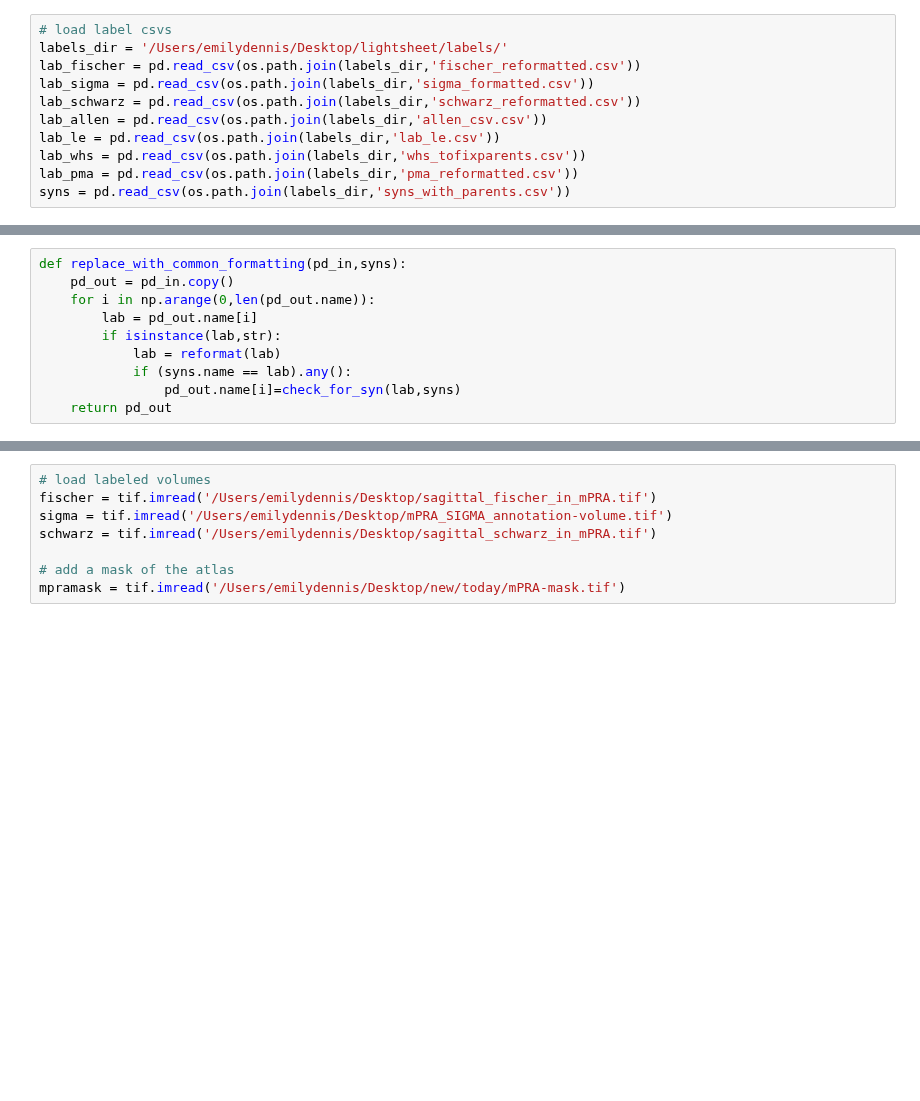
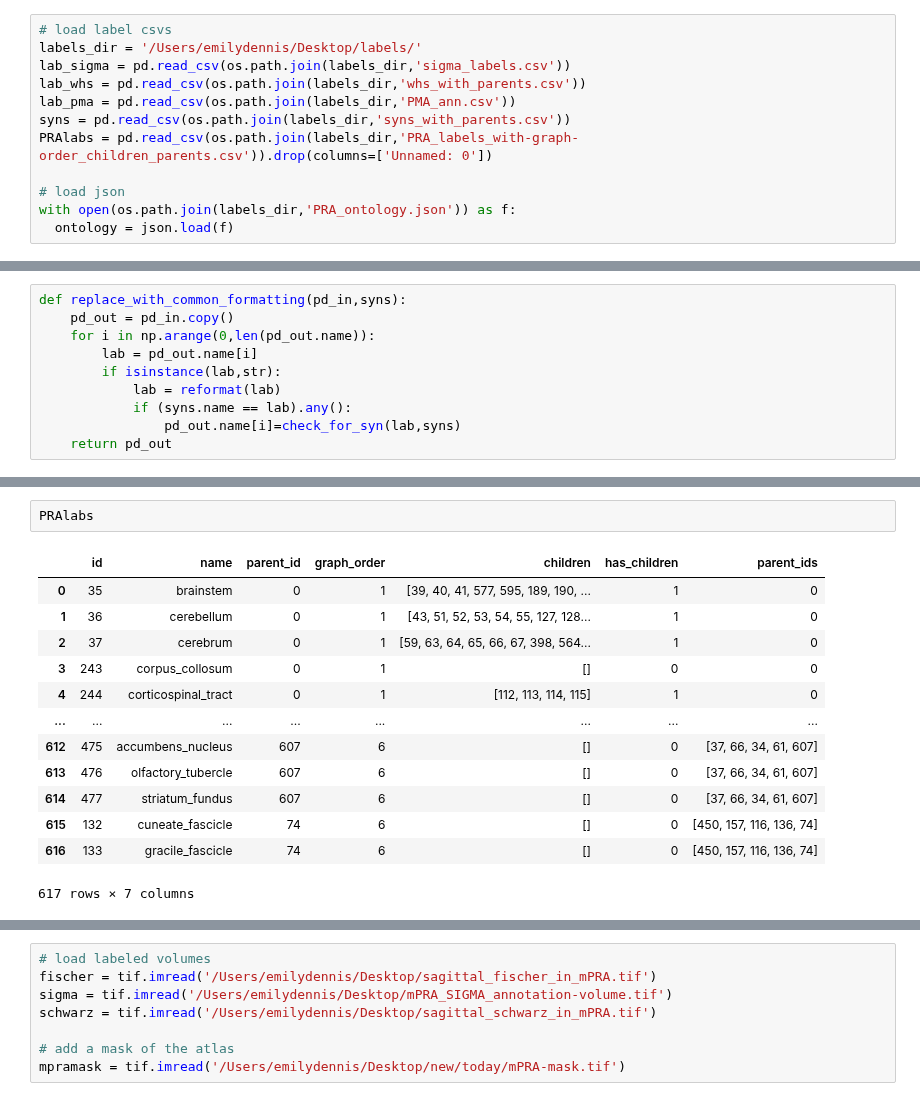
Before and after one commit to PrincetonUniversity/BrainPipe, a Jupyter notebook: tools/analysis/analysis_label_hierarchies.ipynb, the cells around one changed output, grey strips where cells are left out. Cells and saved outputs as stored; diff of their text form; blank space fills up the shorter version.

```diff
--- a/tools/analysis/analysis_label_hierarchies.ipynb
+++ b/tools/analysis/analysis_label_hierarchies.ipynb
@@ -15,12 +15,13 @@ from ete3 import Tree
 # User Inputs
 # %%
 # load label csvs
-labels_dir = '/Users/emilydennis/Desktop/lightsheet/labels/'
-lab_fischer = pd.read_csv(os.path.join(labels_dir,'fischer_reformatted.csv'))
-lab_sigma = pd.read_csv(os.path.join(labels_dir,'sigma_formatted.csv'))
-lab_schwarz = pd.read_csv(os.path.join(labels_dir,'schwarz_reformatted.csv'))
-lab_allen = pd.read_csv(os.path.join(labels_dir,'allen_csv.csv'))
-lab_le = pd.read_csv(os.path.join(labels_dir,'lab_le.csv'))
-lab_whs = pd.read_csv(os.path.join(labels_dir,'whs_tofixparents.csv'))
-lab_pma = pd.read_csv(os.path.join(labels_dir,'pma_reformatted.csv'))
+labels_dir = '/Users/emilydennis/Desktop/labels/'
+lab_sigma = pd.read_csv(os.path.join(labels_dir,'sigma_labels.csv'))
+lab_whs = pd.read_csv(os.path.join(labels_dir,'whs_with_parents.csv'))
+lab_pma = pd.read_csv(os.path.join(labels_dir,'PMA_ann.csv'))
 syns = pd.read_csv(os.path.join(labels_dir,'syns_with_parents.csv'))
+PRAlabs = pd.read_csv(os.path.join(labels_dir,'PRA_labels_with-graph-order_children_parents.csv')).drop(columns=['Unnamed: 0'])
+
+# load json
+with open(os.path.join(labels_dir,'PRA_ontology.json')) as f:
+  ontology = json.load(f)
@@ -372,0 +310,16 @@ TypeError: cannot concatenate object of type '<class 'str'>'; only Series and Da
+# %%
+PRAlabs
+# %% [output]
+|  | id | name | parent_id | graph_order | children | has_children | parent_ids |
+| 0 | 35 | brainstem | 0 | 1 | [39, 40, 41, 577, 595, 189, 190, ... | 1 | 0 |
+| 1 | 36 | cerebellum | 0 | 1 | [43, 51, 52, 53, 54, 55, 127, 128... | 1 | 0 |
+| 2 | 37 | cerebrum | 0 | 1 | [59, 63, 64, 65, 66, 67, 398, 564... | 1 | 0 |
+| 3 | 243 | corpus_collosum | 0 | 1 | [] | 0 | 0 |
+| 4 | 244 | corticospinal_tract | 0 | 1 | [112, 113, 114, 115] | 1 | 0 |
+| ... | ... | ... | ... | ... | ... | ... | ... |
+| 612 | 475 | accumbens_nucleus | 607 | 6 | [] | 0 | [37, 66, 34, 61, 607] |
+| 613 | 476 | olfactory_tubercle | 607 | 6 | [] | 0 | [37, 66, 34, 61, 607] |
+| 614 | 477 | striatum_fundus | 607 | 6 | [] | 0 | [37, 66, 34, 61, 607] |
+| 615 | 132 | cuneate_fascicle | 74 | 6 | [] | 0 | [450, 157, 116, 136, 74] |
+| 616 | 133 | gracile_fascicle | 74 | 6 | [] | 0 | [450, 157, 116, 136, 74] |
+617 rows × 7 columns
```
Also changed, not shown: parts of 53 cells of this notebook.
